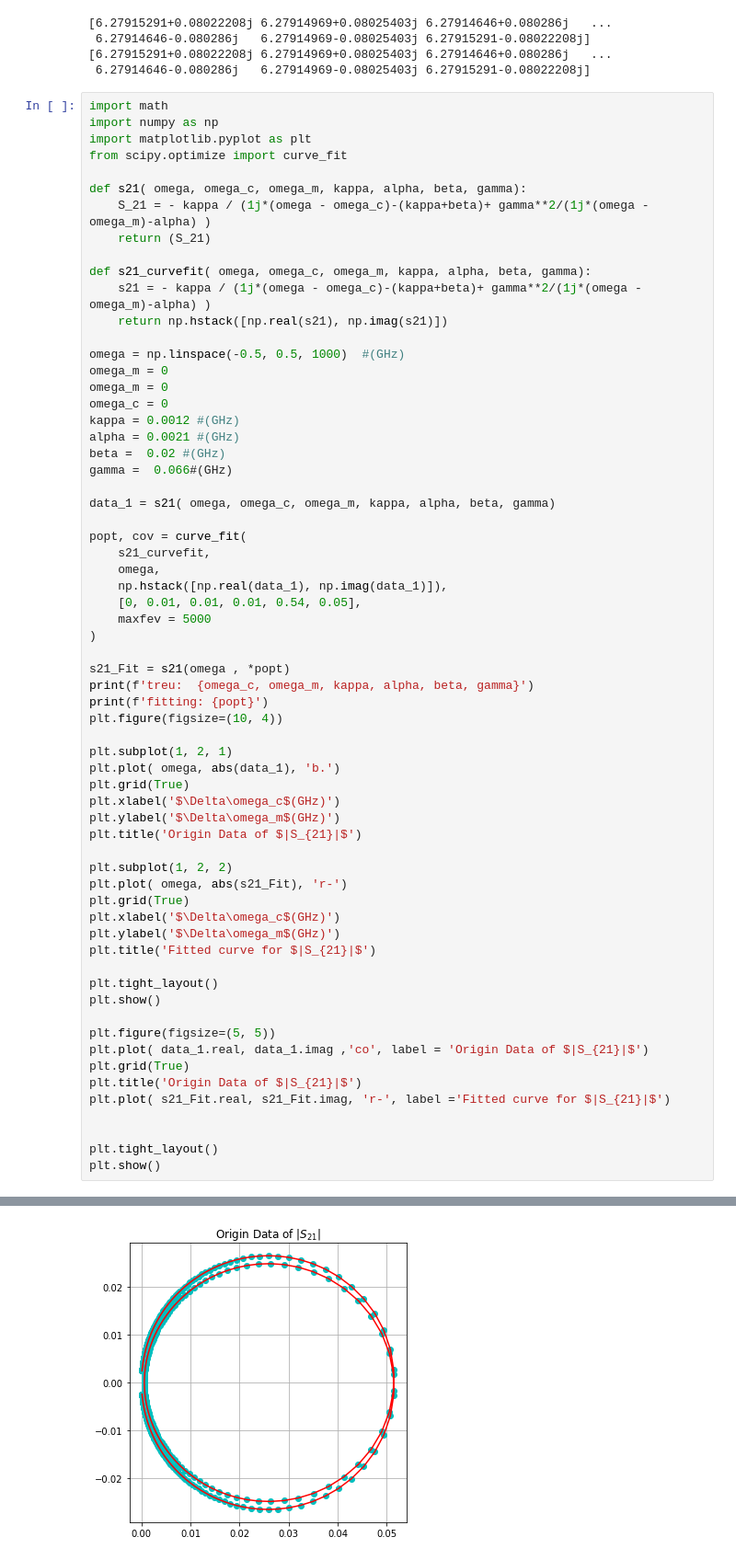
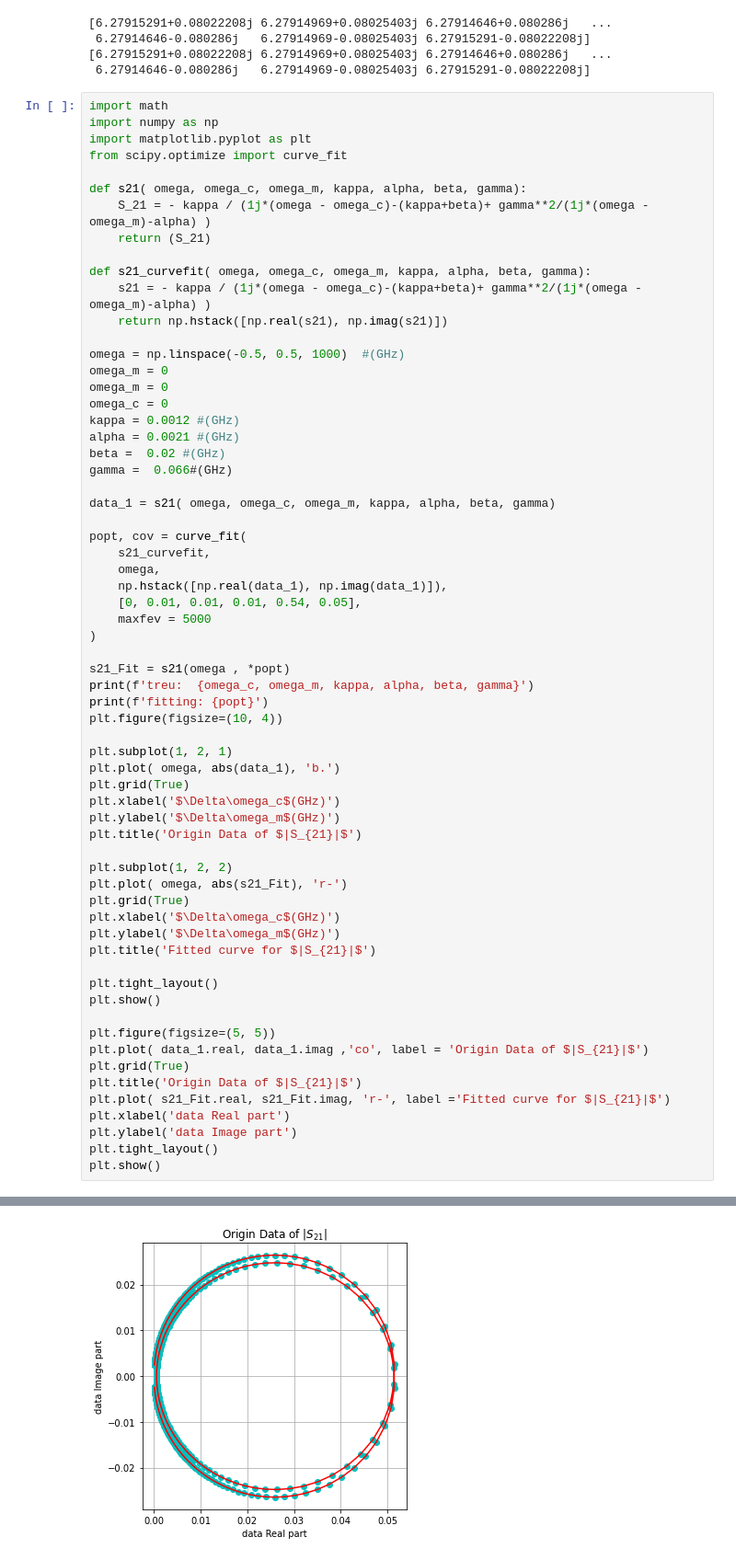
Before and after one commit to Nick1467/Mirror, a Jupyter notebook: circleUfit.ipynb, the cells around one changed output, grey strips where cells are left out. Shown: that part at 92% size. Drawn from its saved outputs; the diff is of its cells as text.

```diff
--- a/circleUfit.ipynb
+++ b/circleUfit.ipynb
@@ -268,33 +268,33 @@ plt.figure(figsize=(10, 4))
 
 plt.subplot(1, 2, 1)
 plt.plot( omega, abs(data_1), 'b.')
 plt.grid(True)
 plt.xlabel('$\Delta\omega_c$(GHz)')
 plt.ylabel('$\Delta\omega_m$(GHz)')
 plt.title('Origin Data of $|S_{21}|$')
 
 plt.subplot(1, 2, 2)
 plt.plot( omega, abs(s21_Fit), 'r-')
 plt.grid(True)
 plt.xlabel('$\Delta\omega_c$(GHz)')
 plt.ylabel('$\Delta\omega_m$(GHz)')
 plt.title('Fitted curve for $|S_{21}|$')
 
 plt.tight_layout()
 plt.show()
 
 plt.figure(figsize=(5, 5))
 plt.plot( data_1.real, data_1.imag ,'co', label = 'Origin Data of $|S_{21}|$')
 plt.grid(True)
 plt.title('Origin Data of $|S_{21}|$')
 plt.plot( s21_Fit.real, s21_Fit.imag, 'r-', label ='Fitted curve for $|S_{21}|$')
-
-
+plt.xlabel('data Real part')
+plt.ylabel('data Image part')
 plt.tight_layout()
 plt.show()
 # %% [output]
 treu:  (0, 0, 0.0012, 0.0021, 0.02, 0.066)
 fitting: [ 6.50065352e-10 -5.12461223e-10  1.20000000e-03  2.10000000e-03
   2.00000000e-02  6.60000000e-02]
 [figure]
-[figure, old version]
+[figure, new version]
```
Also changed, not shown: parts of 1 cell of this notebook, 1 other file.
